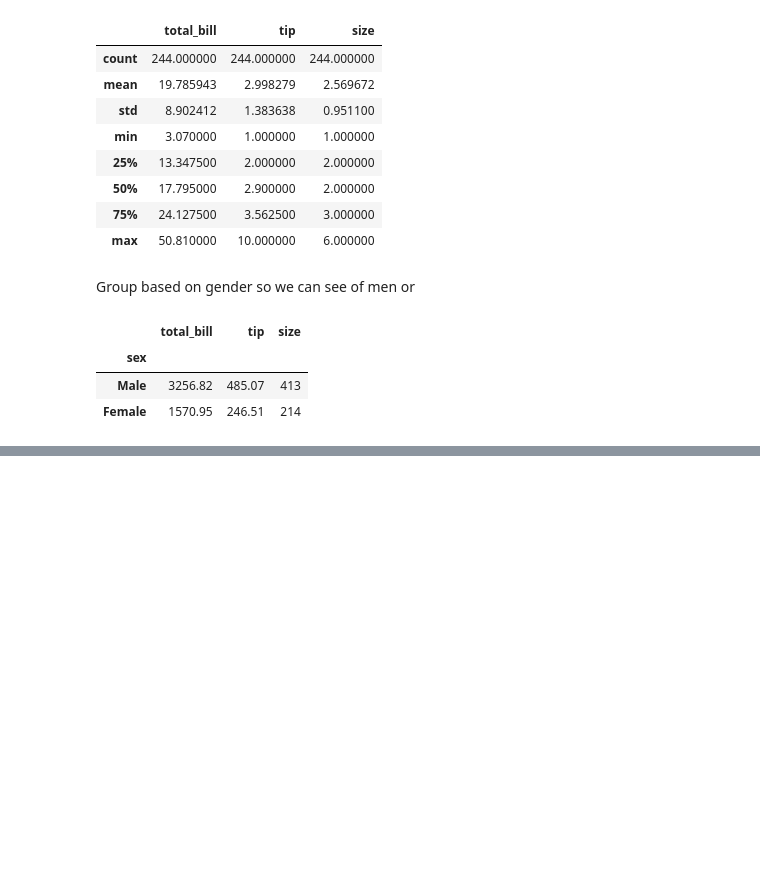
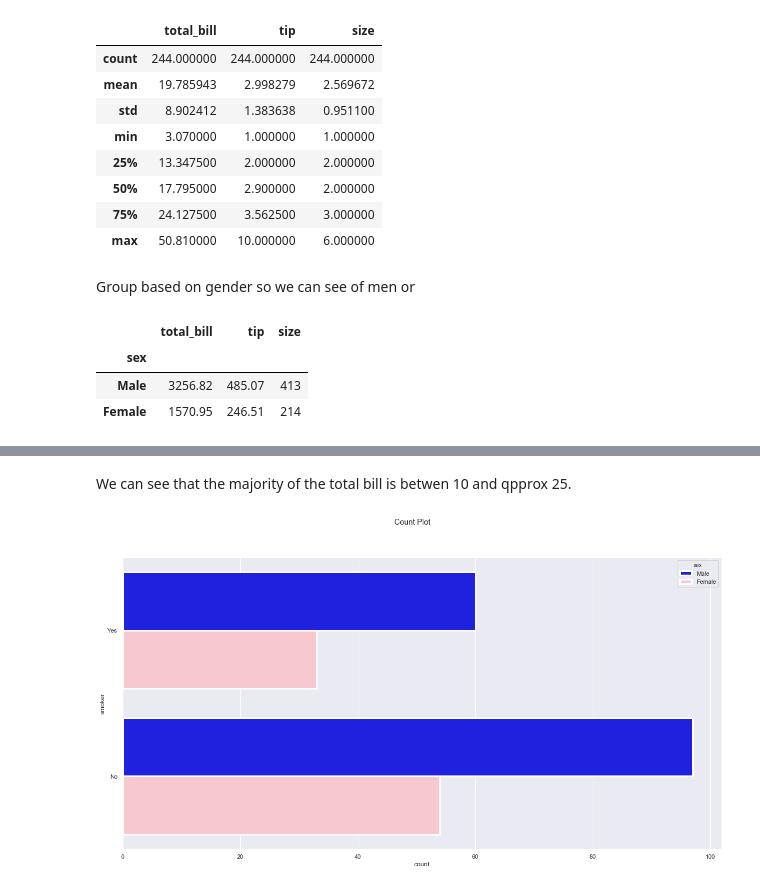
Before and after one commit to richardfeeney7/Fundamentals-Project, a Jupyter notebook: Fundamentals-Project 2019.ipynb, the cells around one changed output, grey strips where cells are left out. Saved outputs shown, nothing was run; the diff lists cells and outputs as text; code cells hidden in the pictures; blank space fills up the shorter version.

```diff
--- a/Fundamentals-Project 2019.ipynb
+++ b/Fundamentals-Project 2019.ipynb
@@ -55,0 +69,12 @@ group.sum()
+# %% [markdown]
+We can see that the majority of the total bill is betwen 10 and qpprox 25.
+# %%
+# CountPlot (https://seaborn.pydata.org/generated/seaborn.countplot.html)
+
+colours = ["blue", "pink"]
+suptitle("Count Plot")
+with axes_style({'grid.color': "red"}):
+    sns.set(rc={'figure.figsize':(20,10)})
+    sns.countplot(y="smoker", linewidth=3, data=tips, hue="sex", palette=colours)
+# %% [output]
+[figure, added]
```
Also changed, not shown: parts of 5 cells of this notebook.
